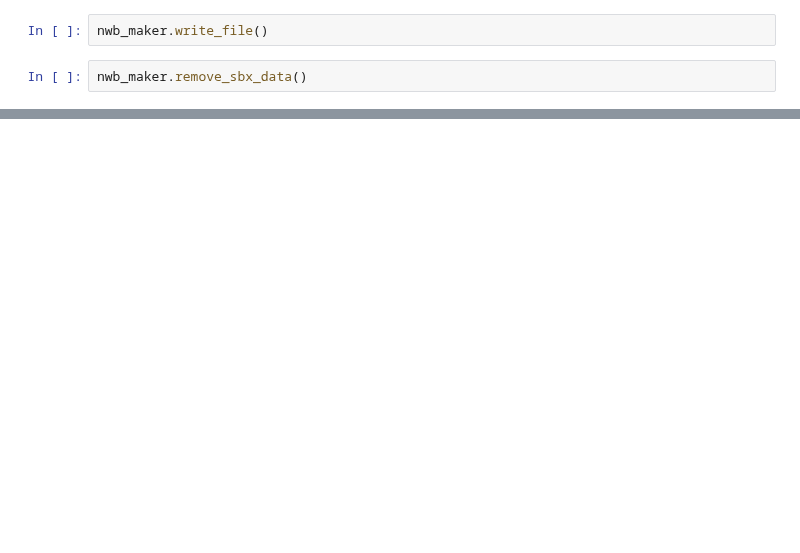
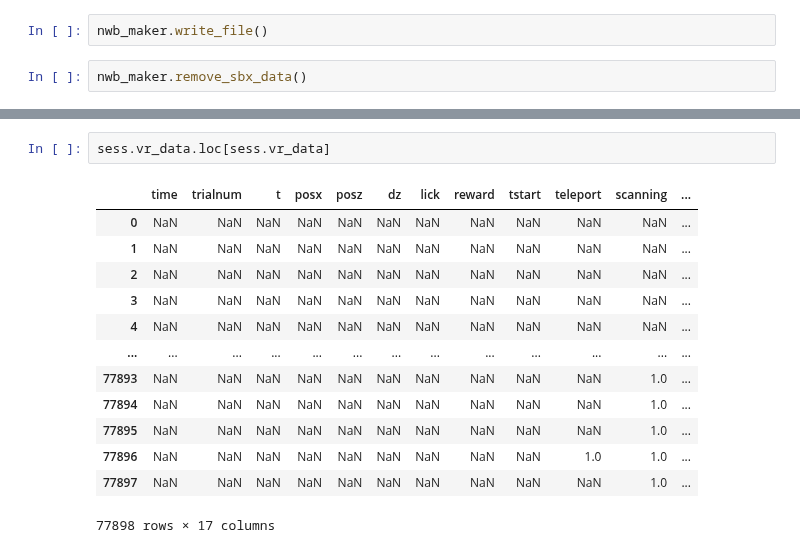
Before and after one commit to GiocomoLab/STX3KO_analyses, a Jupyter notebook: notebooks/create_nwb/create_nwb.ipynb, the cells around one changed output, grey strips where cells are left out. Cells and saved outputs as stored; diff of their text form; blank space fills up the shorter version.

```diff
--- a/notebooks/create_nwb/create_nwb.ipynb
+++ b/notebooks/create_nwb/create_nwb.ipynb
@@ -687,0 +130,16 @@ import pynwb
+# %%
+sess.vr_data.loc[sess.vr_data]
+# %% [output]
+|  | time | trialnum | t | posx | posz | dz | lick | reward | tstart | teleport | scanning | ... |
+| 0 | NaN | NaN | NaN | NaN | NaN | NaN | NaN | NaN | NaN | NaN | NaN | ... |
+| 1 | NaN | NaN | NaN | NaN | NaN | NaN | NaN | NaN | NaN | NaN | NaN | ... |
+| 2 | NaN | NaN | NaN | NaN | NaN | NaN | NaN | NaN | NaN | NaN | NaN | ... |
+| 3 | NaN | NaN | NaN | NaN | NaN | NaN | NaN | NaN | NaN | NaN | NaN | ... |
+| 4 | NaN | NaN | NaN | NaN | NaN | NaN | NaN | NaN | NaN | NaN | NaN | ... |
+| ... | ... | ... | ... | ... | ... | ... | ... | ... | ... | ... | ... | ... |
+| 77893 | NaN | NaN | NaN | NaN | NaN | NaN | NaN | NaN | NaN | NaN | 1.0 | ... |
+| 77894 | NaN | NaN | NaN | NaN | NaN | NaN | NaN | NaN | NaN | NaN | 1.0 | ... |
+| 77895 | NaN | NaN | NaN | NaN | NaN | NaN | NaN | NaN | NaN | NaN | 1.0 | ... |
+| 77896 | NaN | NaN | NaN | NaN | NaN | NaN | NaN | NaN | NaN | 1.0 | 1.0 | ... |
+| 77897 | NaN | NaN | NaN | NaN | NaN | NaN | NaN | NaN | NaN | NaN | 1.0 | ... |
+77898 rows × 17 columns
```
Also changed, not shown: parts of 63 cells of this notebook, 3 other files.
